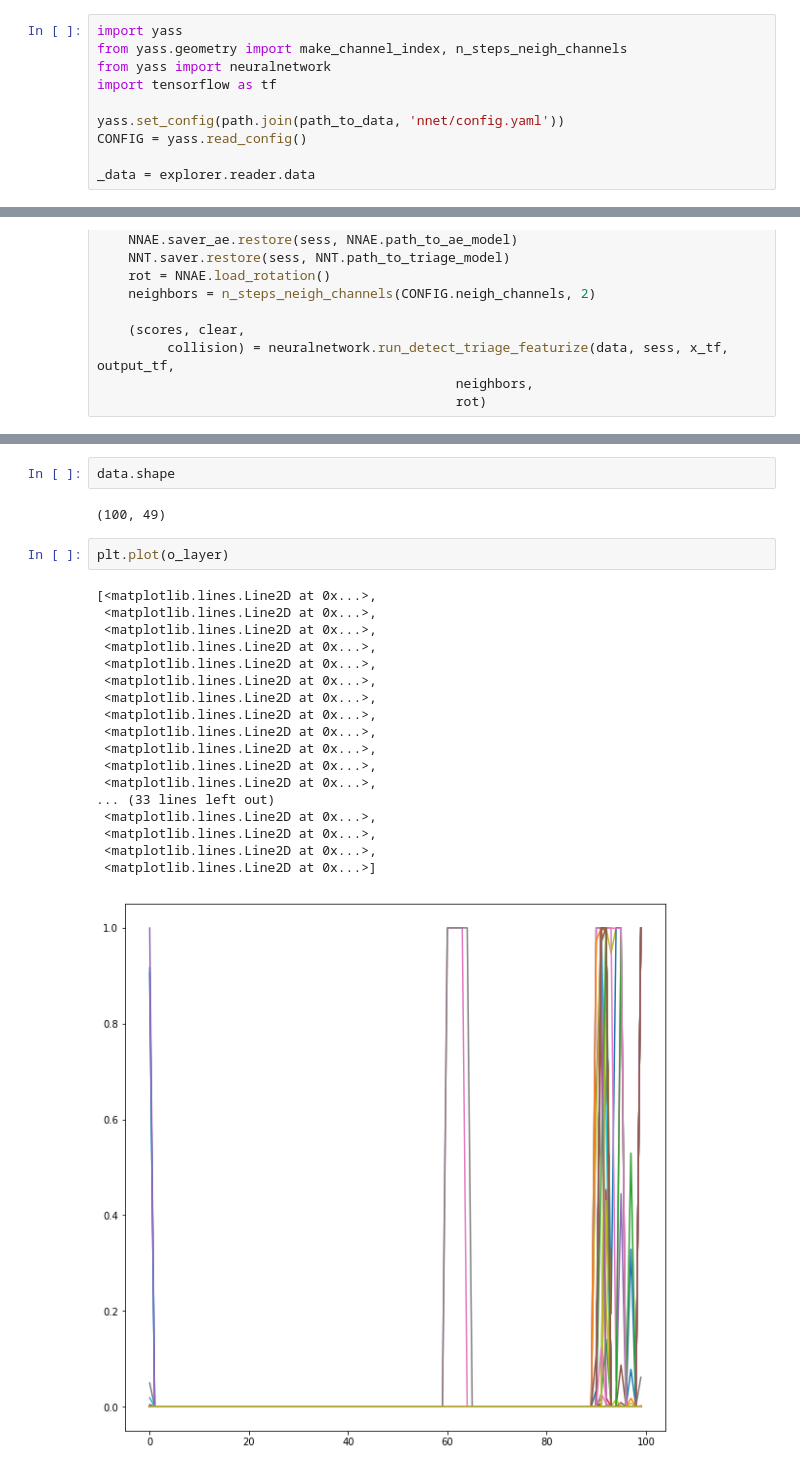
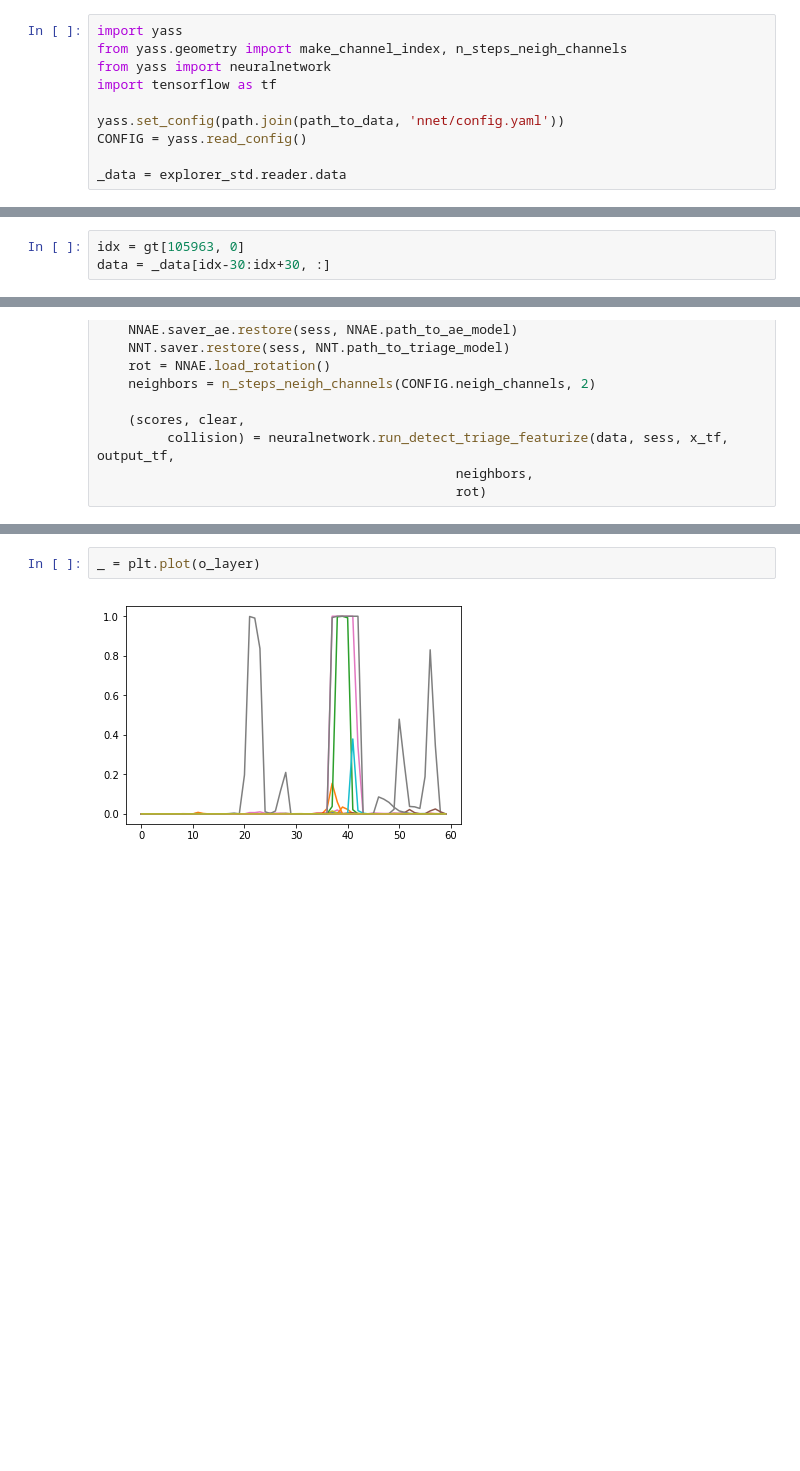
Before and after one commit to edublancas/yass-private, a Jupyter notebook: nnet/nnet viz.ipynb, the cells around one changed output, grey strips where cells are left out. Drawn from its saved outputs; the diff is of its cells as text; blank space fills up the shorter version.

```diff
--- a/nnet/nnet viz.ipynb
+++ b/nnet/nnet viz.ipynb
@@ -133,4 +144,4 @@ import tensorflow as tf
 yass.set_config(path.join(path_to_data, 'nnet/config.yaml'))
 CONFIG = yass.read_config()
 
-_data = explorer.reader.data
+_data = explorer_std.reader.data
@@ -138,0 +148,3 @@ data = _data[5996456-50:5996456+50, :]
+# %%
+idx = gt[105963, 0]
+data = _data[idx-30:idx+30, :]
@@ -189,26 +211,5 @@ array([[61, 36],
-# %%
-data.shape
-# %% [output]
-(100, 49)
 # %%
-plt.plot(o_layer)
+_ = plt.plot(o_layer)
 # %% [output]
-[<matplotlib.lines.Line2D at 0x...>,
- <matplotlib.lines.Line2D at 0x...>,
- <matplotlib.lines.Line2D at 0x...>,
- <matplotlib.lines.Line2D at 0x...>,
- <matplotlib.lines.Line2D at 0x...>,
- <matplotlib.lines.Line2D at 0x...>,
- <matplotlib.lines.Line2D at 0x...>,
- <matplotlib.lines.Line2D at 0x...>,
- <matplotlib.lines.Line2D at 0x...>,
- <matplotlib.lines.Line2D at 0x...>,
- <matplotlib.lines.Line2D at 0x...>,
- <matplotlib.lines.Line2D at 0x...>,
-... (33 lines left out)
- <matplotlib.lines.Line2D at 0x...>,
- <matplotlib.lines.Line2D at 0x...>,
- <matplotlib.lines.Line2D at 0x...>,
- <matplotlib.lines.Line2D at 0x...>]
-[figure, old version]
+[figure, new version]
 # %%
```
Also changed, not shown: parts of 7 cells of this notebook.
